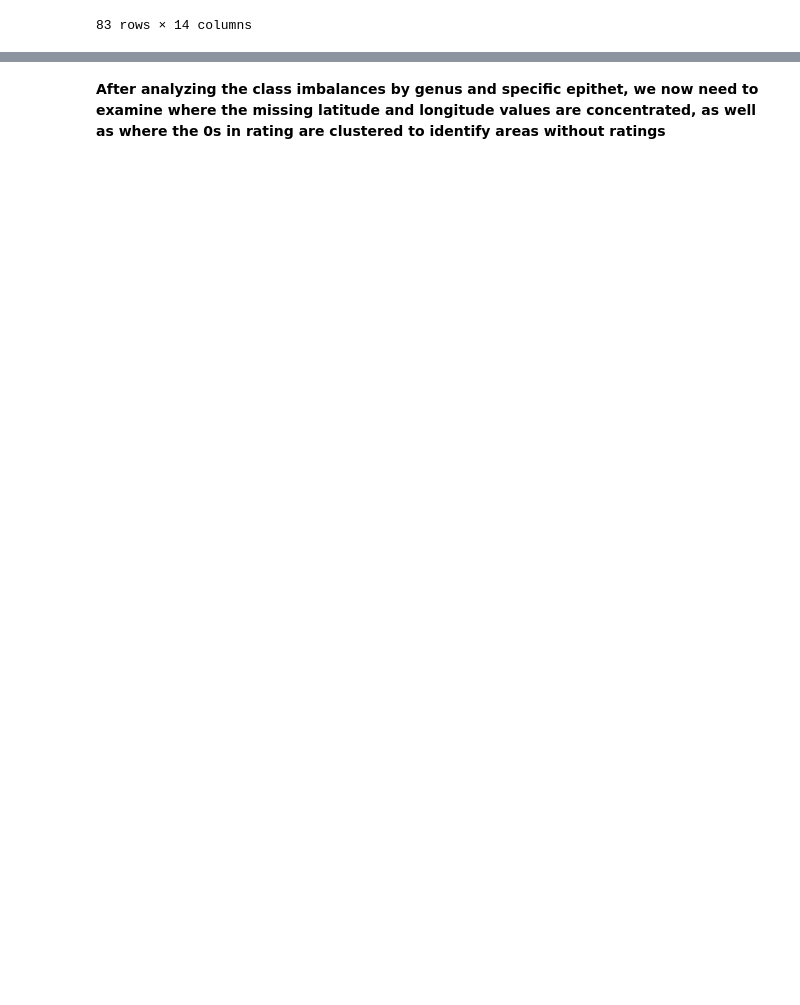
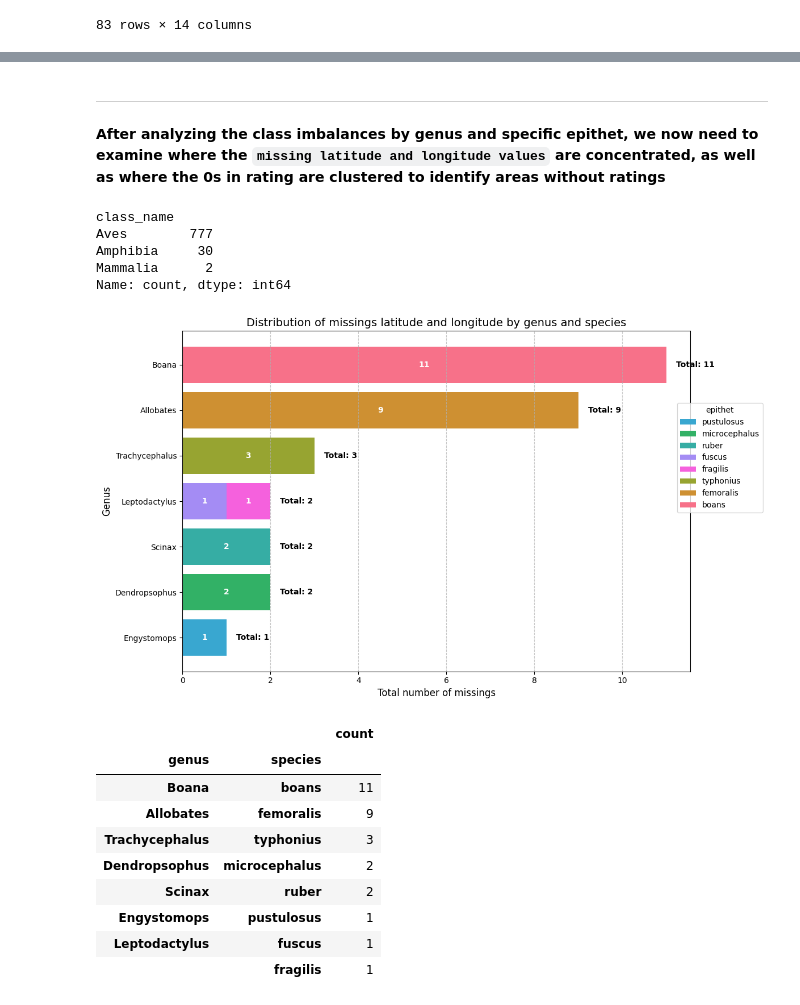
Before and after one commit to siouxi/EDA_BirdCLEF25, a Jupyter notebook: EDA&Profiling.ipynb, the cells around one changed output, grey strips where cells are left out. Saved outputs shown, nothing was run; the diff lists cells and outputs as text; code cells hidden in the pictures; blank space fills up the shorter version.

```diff
--- a/EDA&Profiling.ipynb
+++ b/EDA&Profiling.ipynb
@@ -257,2 +269,13 @@ taxotrain[taxotrain["species"].isna()]
 # %% [markdown]
-**After analyzing the class imbalances by genus and specific epithet, we now need to examine where the missing latitude and longitude values are concentrated, as well as where the 0s in rating are clustered to identify areas without ratings**
+---
+
+**After analyzing the class imbalances by genus and specific epithet, we now need to examine where the `missing latitude and longitude values` are concentrated, as well as where the 0s in rating are clustered to identify areas without ratings**
+# %%
+missing_values = taxotrain[taxotrain["latitude"].isna() & taxotrain["longitude"].isna()]
+missing_values["class_name"].value_counts()
+# %% [output]
+class_name
+Aves        777
+Amphibia     30
+Mammalia      2
+Name: count, dtype: int64
@@ -258,0 +346,16 @@ taxotrain[taxotrain["species"].isna()]
+# %%
+# GenusMissingPerClass("Aves",12,30)
+# GenusMissingPerClass("Mammalia",12,2)
+GenusMissingPerClass("Amphibia",12,7)
+# %% [output]
+[figure, added]
+|  |  | count |
+| genus | species |  |
+| Boana | boans | 11 |
+| Allobates | femoralis | 9 |
+| Trachycephalus | typhonius | 3 |
+| Dendropsophus | microcephalus | 2 |
+| Scinax | ruber | 2 |
+| Engystomops | pustulosus | 1 |
+| Leptodactylus | fuscus | 1 |
+|  | fragilis | 1 |
```
Also changed, not shown: parts of 9 cells of this notebook.
